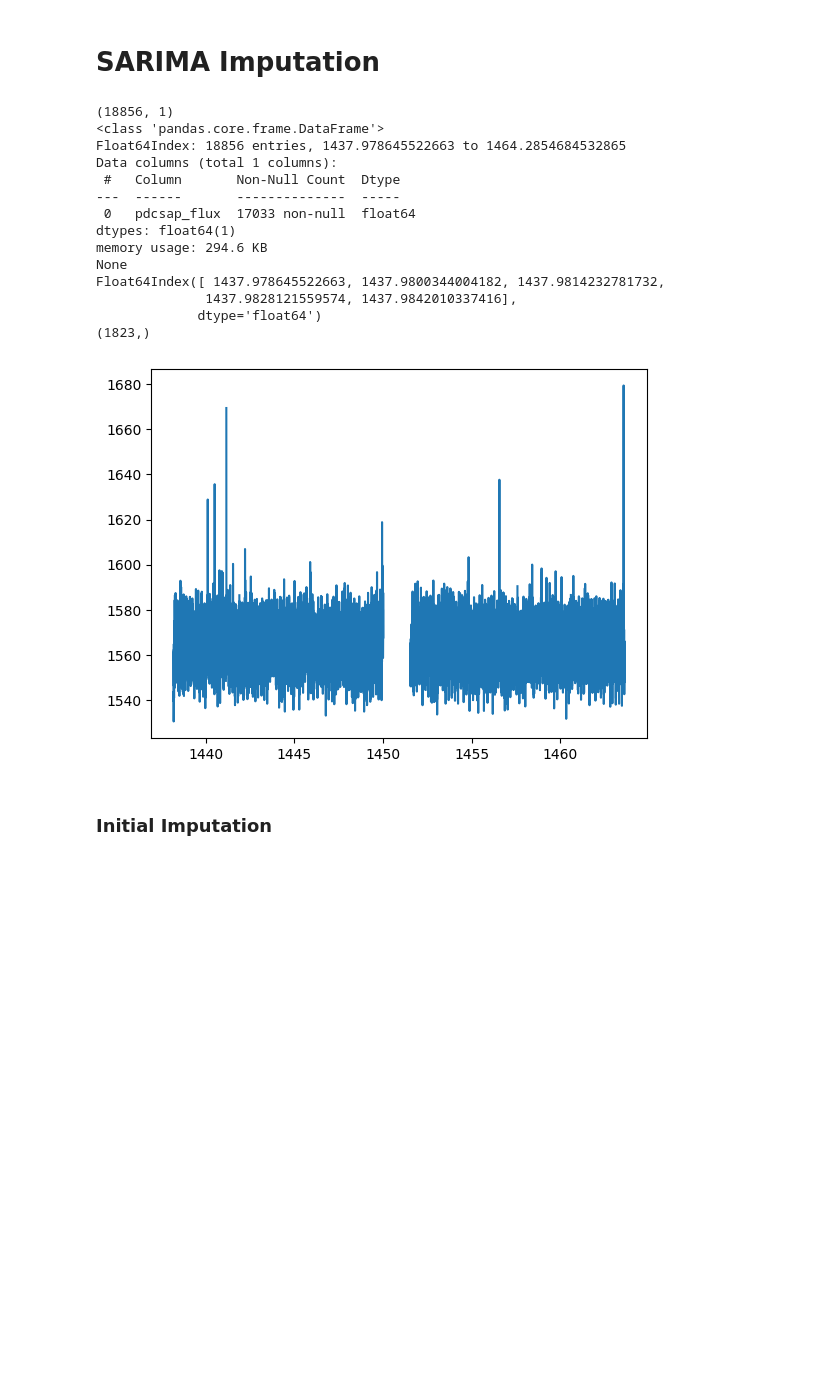
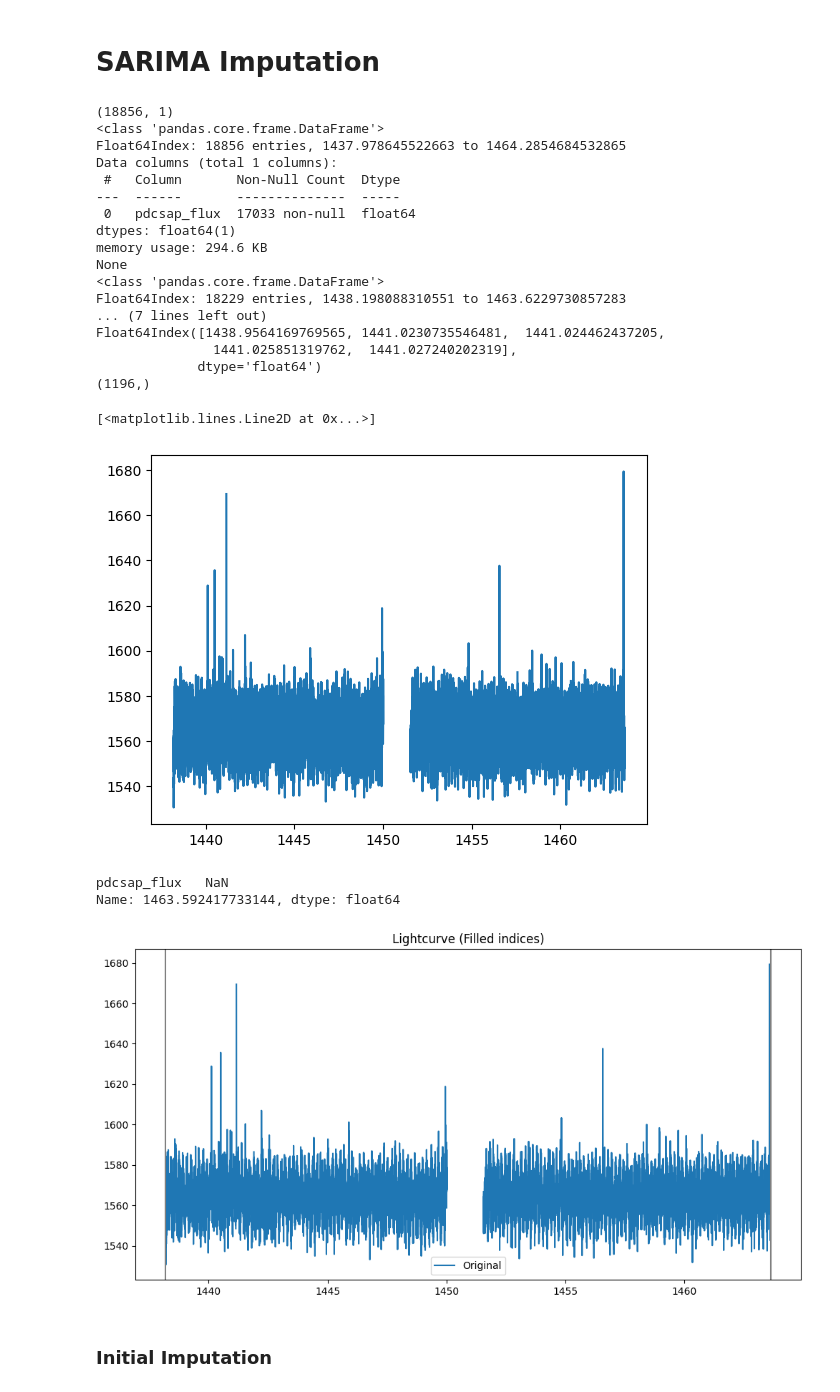
Before and after one commit to alexfaassen/STA2453, a Jupyter notebook: 4.Pretreatment/SARIMA_imputation_STL.ipynb, the cells around one changed output. Drawn from its saved outputs; the diff is of its cells as text; code cells hidden in the pictures; blank space fills up the shorter version.

```diff
--- a/4.Pretreatment/SARIMA_imputation_STL.ipynb
+++ b/4.Pretreatment/SARIMA_imputation_STL.ipynb
@@ -114,16 +114,24 @@ def fill_times(series):
 
     return series_fill
 # %%
-## TEMP ##
+## Fill indices
 lc_fill = fill_times(lightcurve)
 print(lc_fill.shape)
 print(lc_fill.info())
-plt.plot(lc_fill)
+
+## Remove edge null indices
+min_ind = lc_fill.dropna().index.min()
+max_ind = lc_fill.dropna().index.max()
+lc_fill = lc_fill.loc[min_ind:max_ind]
+print(lc_fill.info())
 
 ## Identify null_indices
 null_indices = lc_fill.iloc[np.where(lc_fill.isna())[0]].index
 print(null_indices[0:5])
 print(null_indices.shape)
+
+## Check
+plt.plot(lc_fill)
 # %% [output]
 (18856, 1)
 <class 'pandas.core.frame.DataFrame'>
@@ -135,10 +143,31 @@ Data columns (total 1 columns):
 dtypes: float64(1)
 memory usage: 294.6 KB
 None
-Float64Index([ 1437.978645522663, 1437.9800344004182, 1437.9814232781732,
-              1437.9828121559574, 1437.9842010337416],
+<class 'pandas.core.frame.DataFrame'>
+Float64Index: 18229 entries, 1438.198088310551 to 1463.6229730857283
+... (7 lines left out)
+Float64Index([1438.9564169769565, 1441.0230735546481,  1441.024462437205,
+               1441.025851319762,  1441.027240202319],
              dtype='float64')
-(1823,)
+(1196,)
+[<matplotlib.lines.Line2D at 0x...>]
 [figure]
+# %%
+lc_fill.loc[null_indices.max()]
+# %% [output]
+pdcsap_flux   NaN
+Name: 1463.592417733144, dtype: float64
+# %%
+## Check
+# Plot
+plt.figure(figsize=(12,6))
+plt.plot(lc_fill, label='Original')
+plt.axvline(lc_fill.index.max(), color = "grey")
+plt.axvline(lc_fill.index.min(), color = "grey")
+plt.title("Lightcurve (Filled indices)")
+plt.legend()
+plt.show()
+# %% [output]
+[figure, added]
 # %%
 ## Cut down
```
Also changed, not shown: parts of 25 cells of this notebook, 2 other files.
